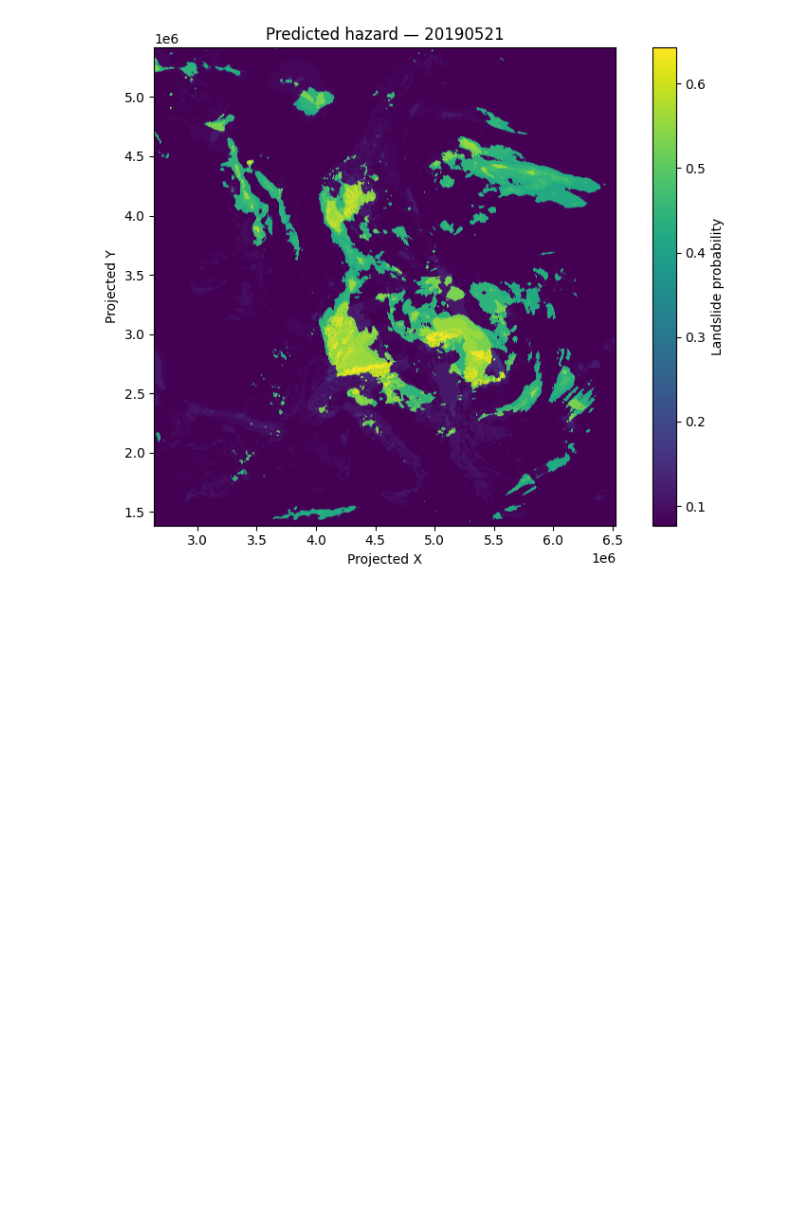
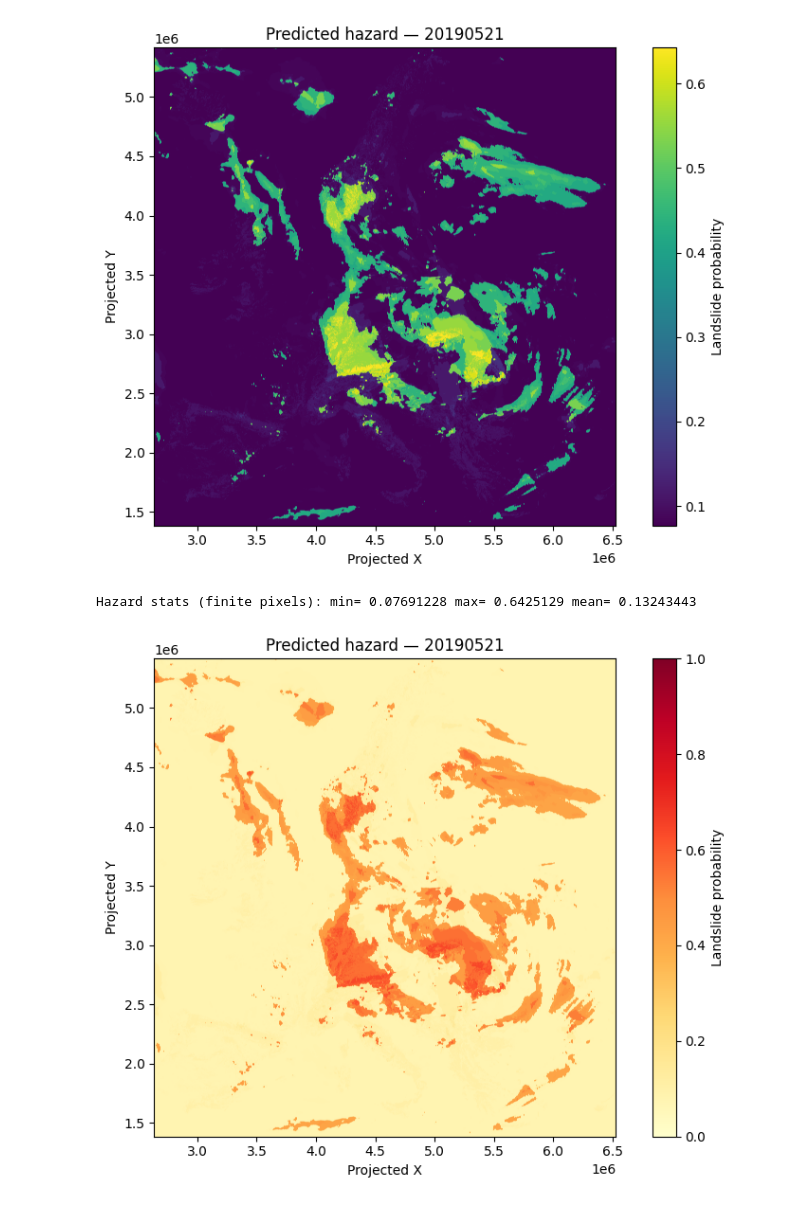
Before and after one commit to Silpa12345/Deep_learning, a Jupyter notebook: ELSUS_Rainfall.ipynb, the cells around one changed output. Cells and saved outputs as stored; diff of their text form; code cells hidden in the pictures; blank space fills up the shorter version.

```diff
--- a/ELSUS_Rainfall.ipynb
+++ b/ELSUS_Rainfall.ipynb
@@ -1085,3 +1085,27 @@ plt.show()
 Wrote hazard map: /content/drive/MyDrive/Project-Landslide/ELSUS/outputs_trial_20190521/hazard_20190521.tif
 Hazard stats (finite pixels): min= 0.07691228 max= 0.6425129 mean= 0.13243443
 [figure]
+# %%
+print("Hazard stats (finite pixels):",
+      "min=", np.nanmin(prob), "max=", np.nanmax(prob), "mean=", np.nanmean(prob))
+
+plt.figure(figsize=(8,6))
+
+# Use a light, intuitive colormap
+plt.imshow(
+    prob,
+    extent=(t.c, t.c + t.a*width, t.f + t.e*height, t.f),
+    origin="upper",
+    cmap="YlOrRd",   # try "YlGnBu" or "hot" too
+    vmin=0, vmax=1   # force full 0–1 stretch
+)
+
+plt.colorbar(label="Landslide probability")
+plt.title(f"Predicted hazard — {DATE}")
+plt.xlabel("Projected X")
+plt.ylabel("Projected Y")
+plt.tight_layout()
+plt.show()
+# %% [output]
+Hazard stats (finite pixels): min= 0.07691228 max= 0.6425129 mean= 0.13243443
+[figure, added]
```
Also changed, not shown: parts of 2 cells of this notebook.
